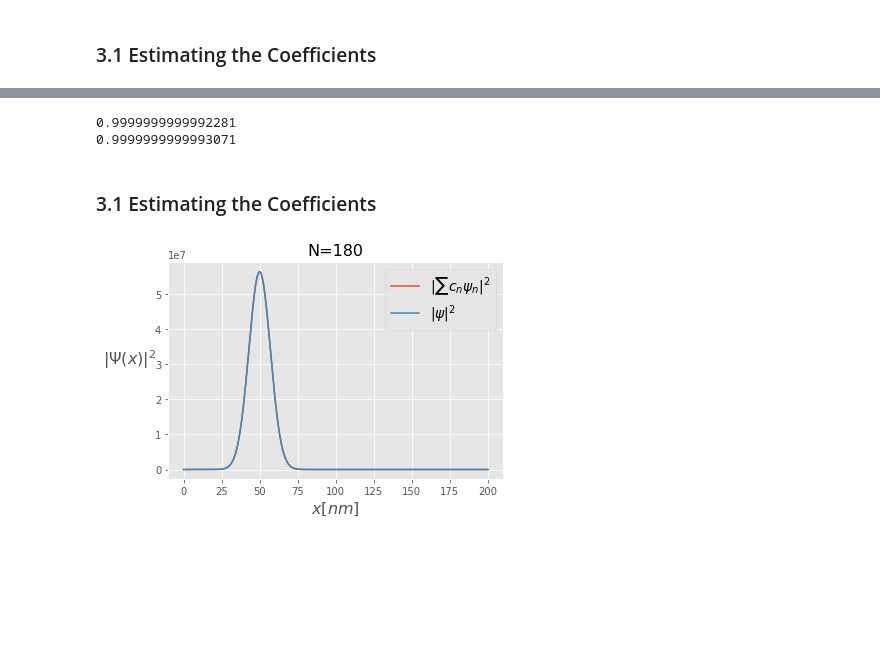
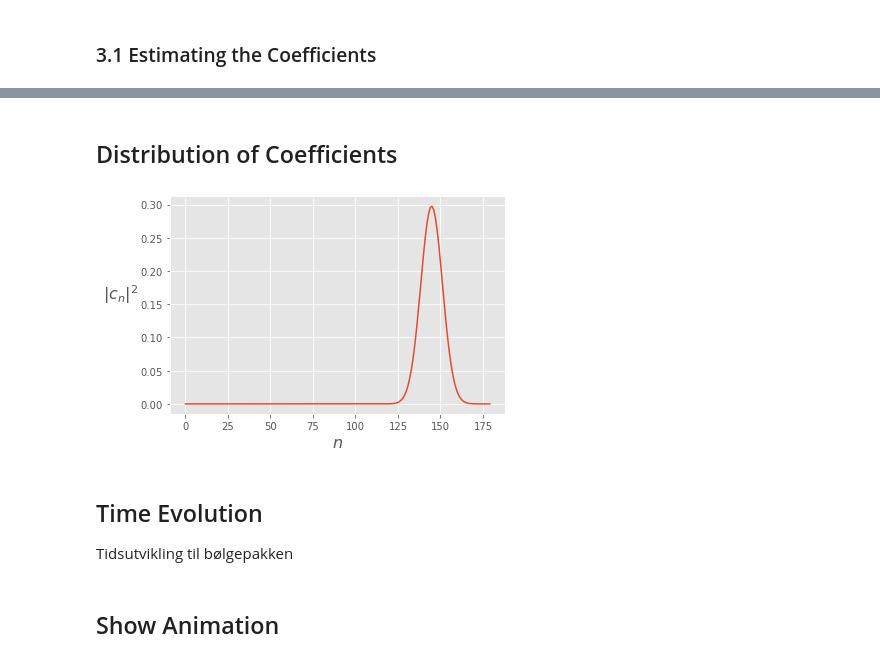
Before and after one commit to astridmo/Fys245-Quantum-physics, a Jupyter notebook: kap4/kap4_oppg3.ipynb, the cells around one changed output, grey strips where cells are left out. Drawn from its saved outputs; the diff is of its cells as text; code cells hidden in the pictures; blank space fills up the shorter version.

```diff
--- a/kap4/kap4_oppg3.ipynb
+++ b/kap4/kap4_oppg3.ipynb
@@ -248,48 +153,15 @@ def trap(f, h):
-# %%
-# Check normalization
-
-psi = wavepacket(sigma, x0, E, m, x)
-psi2 = np.abs(psi)**2
-
-# Trapezoidal rule for integration
-print(trap(psi2, np.abs(x[1] - x[0])))
-
-# Simple rectangular integral approximation
-print(psi2.sum() * np.abs(x[1] - x[0]))
-# %% [output]
-0.9999999999992281
-0.9999999999993071
-# %% [markdown]
-### 3.1 Estimating the Coefficients
-# %%
-# Number of terms in linear combination
-N = 180
-n_list = np.linspace(1, N, N)
-
-x = np.linspace(0, L, 1000)
-psi = wavepacket(sigma, x0, E, m, x)
-psi_2 = np.abs(psi) ** 2
-
-
-# Determine coefficients
-cns = np.empty(shape=n_list.shape, dtype="complex128")
-for n in n_list:
-    cn = trap(np.conj(psi_n(n, x, L)) * psi, np.abs(x[1]-x[0]))
-    cns[int(n-1)] = cn
-
-# Making the linear combination
-
-P = np.zeros(shape=psi.shape, dtype="complex128")
-norm = (np.abs(cns)**2).sum()
-for n, cn in zip(n_list, cns):
-    P += cn/norm * psi_n(n, x, L)
-
-plt.plot(x * 1e9, np.abs(P)**2, label=f"$|\sum c_n \psi_n|^2$")
-plt.plot(x * 1e9, psi_2, label=f"$|\psi|^2$")
-plt.xlabel(r"$x [nm]$", fontsize=16)
-plt.ylabel(r"$|\Psi(x)|^2$", rotation=0, labelpad=25, fontsize=16)
-plt.legend(fontsize=14)
-plt.title(f"N={N}", fontsize=16)
-plt.show()
-# %% [output]
-[figure, removed]
+# %% [markdown]
+## Distribution of Coefficients
+# %%
+# Plotter P_n. Det vil si hvor stor sannsynighet funksjonen har
+# for å befinne seg ved hver tilstand
+
+plt.plot(np.abs(cns))
+plt.xlabel(r"$n$", fontsize=16)
+plt.ylabel(r"$|c_n|^2$", rotation=0, labelpad=20, fontsize=16)
+plt.show()
+# %% [output]
+[figure, added]
+# %% [markdown]
+## Time Evolution
+Tidsutvikling til bølgepakken
@@ -295,0 +198,2 @@ plt.show()
+# %% [markdown]
+## Show Animation
```
Also changed, not shown: parts of 20 cells of this notebook.
